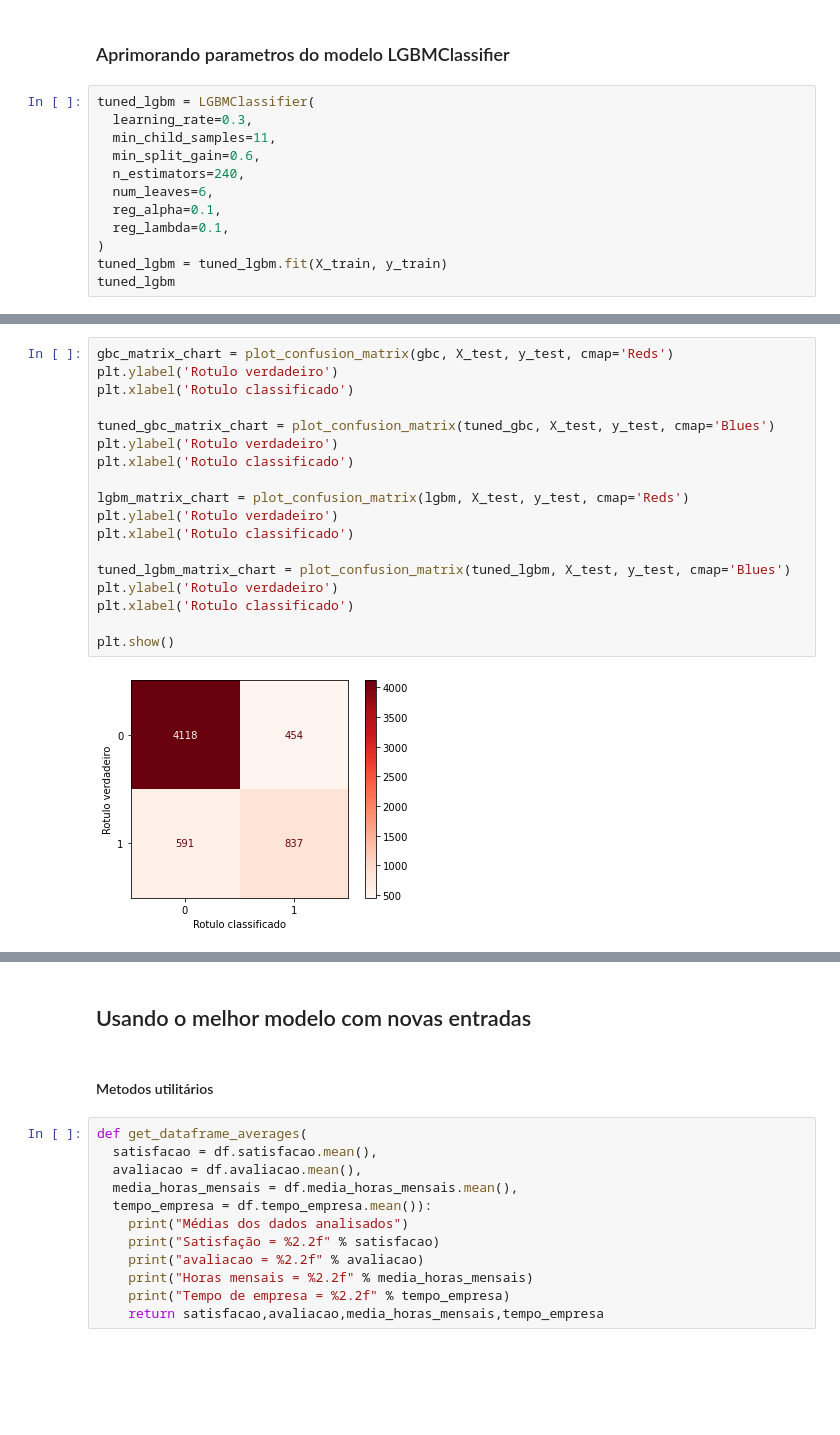
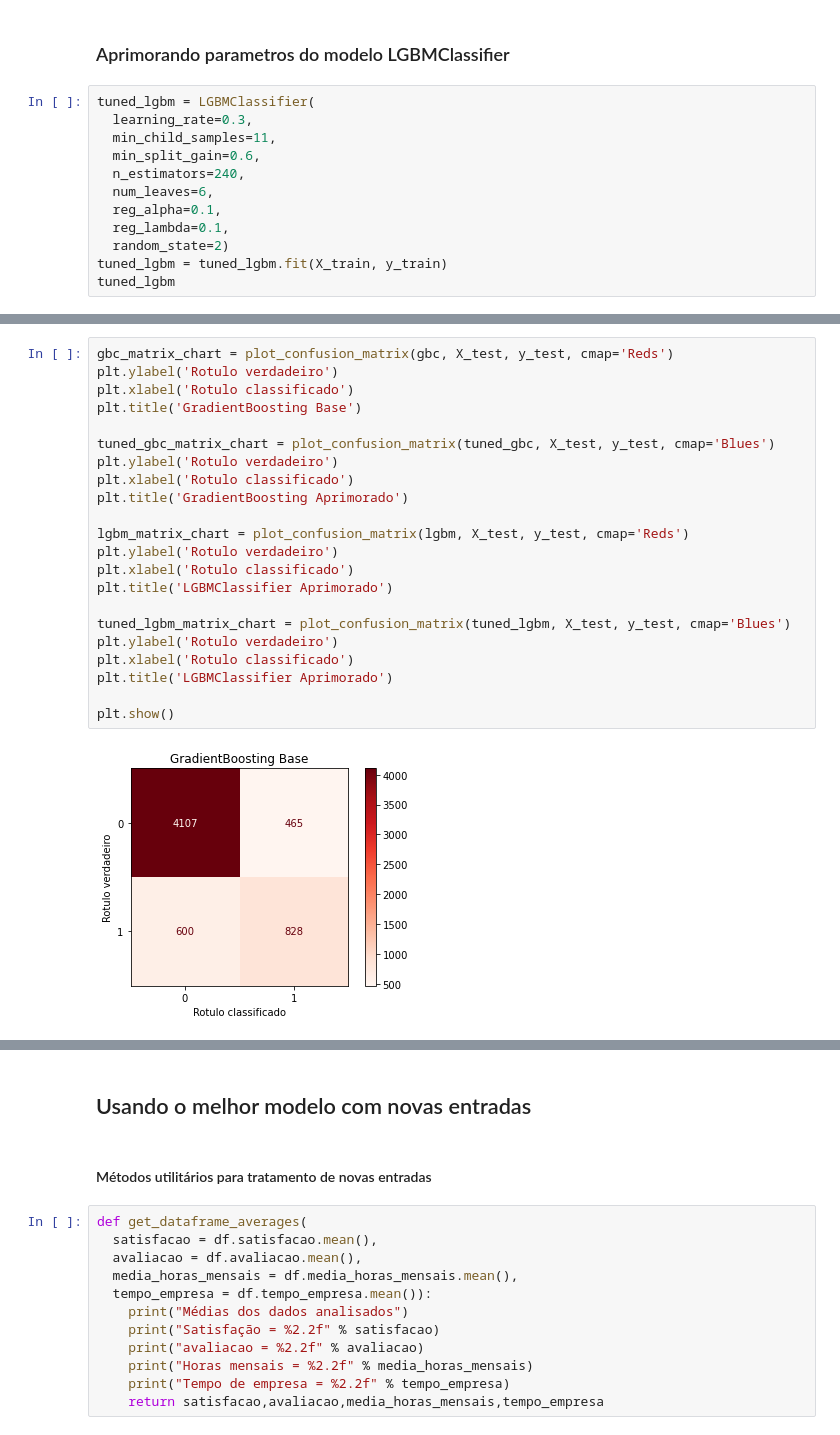
Before and after one commit to tmowes/projeto_I, a Jupyter notebook: projetoI.ipynb, the cells around one changed output, grey strips where cells are left out. Drawn from its saved outputs; the diff is of its cells as text; blank space fills up the shorter version.

```diff
--- a/projetoI.ipynb
+++ b/projetoI.ipynb
@@ -778,7 +807,7 @@ tuned_lgbm = LGBMClassifier(
   num_leaves=6,
   reg_alpha=0.1,
   reg_lambda=0.1,
-)
+  random_state=2)
 tuned_lgbm = tuned_lgbm.fit(X_train, y_train)
 tuned_lgbm
 # %% [output]
@@ -860,20 +890,24 @@ plt.show()
 # %%
 gbc_matrix_chart = plot_confusion_matrix(gbc, X_test, y_test, cmap='Reds')
 plt.ylabel('Rotulo verdadeiro')
 plt.xlabel('Rotulo classificado')
+plt.title('GradientBoosting Base')
 
 tuned_gbc_matrix_chart = plot_confusion_matrix(tuned_gbc, X_test, y_test, cmap='Blues')
 plt.ylabel('Rotulo verdadeiro')
 plt.xlabel('Rotulo classificado')
+plt.title('GradientBoosting Aprimorado')
 
 lgbm_matrix_chart = plot_confusion_matrix(lgbm, X_test, y_test, cmap='Reds')
 plt.ylabel('Rotulo verdadeiro')
 plt.xlabel('Rotulo classificado')
+plt.title('LGBMClassifier Aprimorado')
 
 tuned_lgbm_matrix_chart = plot_confusion_matrix(tuned_lgbm, X_test, y_test, cmap='Blues')
 plt.ylabel('Rotulo verdadeiro')
 plt.xlabel('Rotulo classificado')
+plt.title('LGBMClassifier Aprimorado')
 
 plt.show()
 # %% [output]
-[figure, old version]
+[figure, new version]
@@ -883,7 +917,7 @@ plt.show()
 # %% [markdown]
 ## Usando o melhor modelo com novas entradas
-# %% [markdown]
-#### Metodos utilitários
+# %% [markdown]
+#### Métodos utilitários para tratamento de novas entradas
 # %%
 def get_dataframe_averages(
   satisfacao = df.satisfacao.mean(),
```
Also changed, not shown: parts of 17 cells of this notebook.
